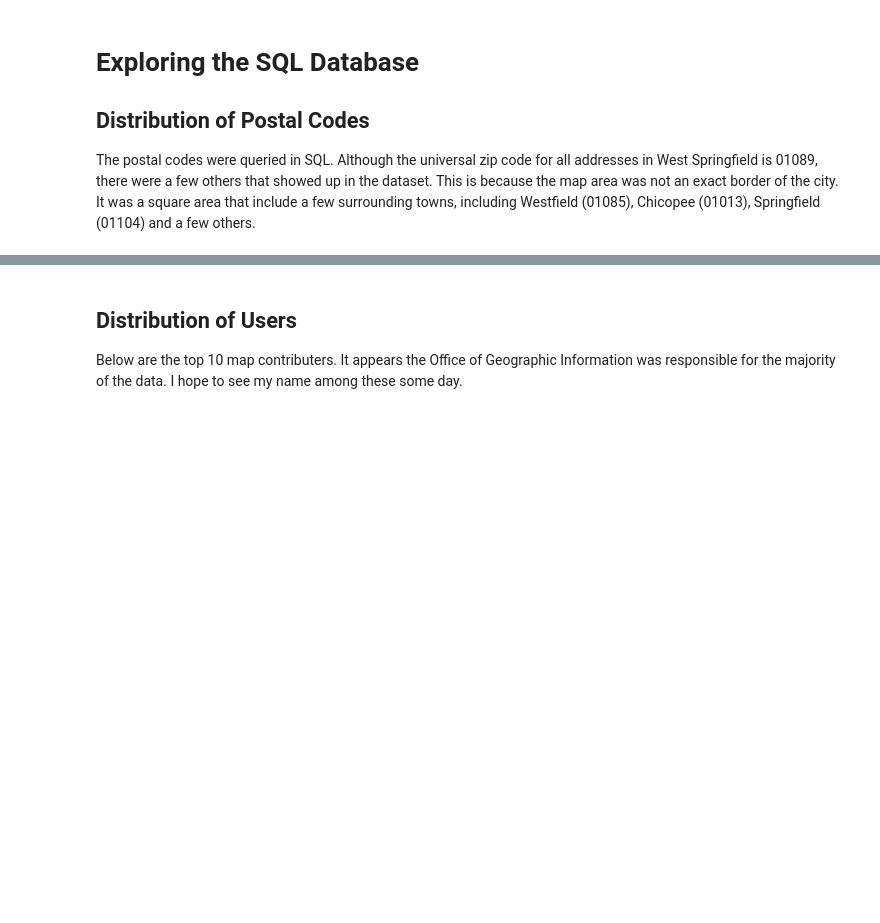
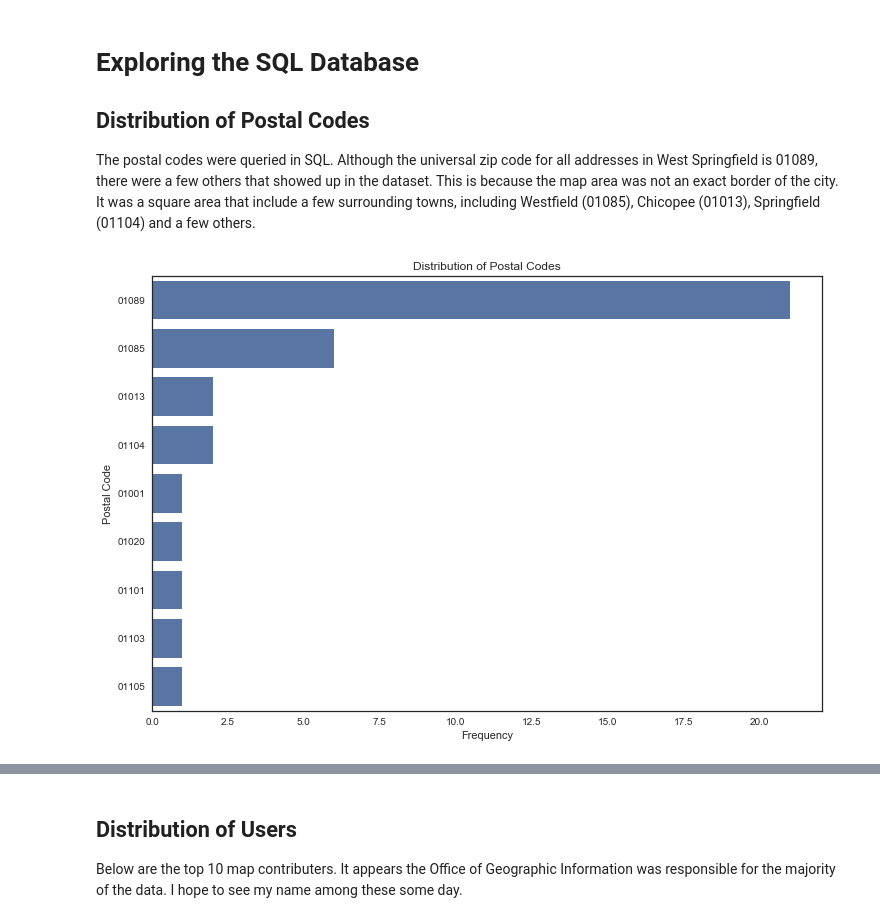
Before and after one commit to cfergusonlee/p3, a Jupyter notebook: index.ipynb, the cells around one changed output, grey strips where cells are left out. Drawn from its saved outputs; the diff is of its cells as text; code cells hidden in the pictures; blank space fills up the shorter version.

```diff
--- a/index.ipynb
+++ b/index.ipynb
@@ -345,0 +375,29 @@ The postal codes were queried in SQL.  Although the universal zip code for all a
+# %%
+import pandas as pd
+
+# This will show the distribution of postal codes
+db = sqlite3.connect("west-springfield.db")
+c = db.cursor()
+query = '''
+select value, count(*) as total from nodes_tags
+where key='postcode' group by value order by total desc;
+'''
+c.execute(query)
+rows = c.fetchall()
+df = pd.DataFrame(rows)
+df = df.rename(columns={0: 'Postal_Code', 1: 'Frequency'})
+df.Postal_Code = df.Postal_Code.astype('category')
+
+plt.figure(figsize=(12,8))
+sns.barplot(
+    x='Frequency',
+    y='Postal_Code',
+    data=df,
+    order=df.Postal_Code.tolist(),
+    color=colors[0])
+plt.title('Distribution of Postal Codes')
+plt.xlabel('Frequency')
+plt.ylabel('Postal Code')
+plt.show()
+# %% [output]
+[figure, added]
```
Also changed, not shown: parts of 22 cells of this notebook, 14 other files.
